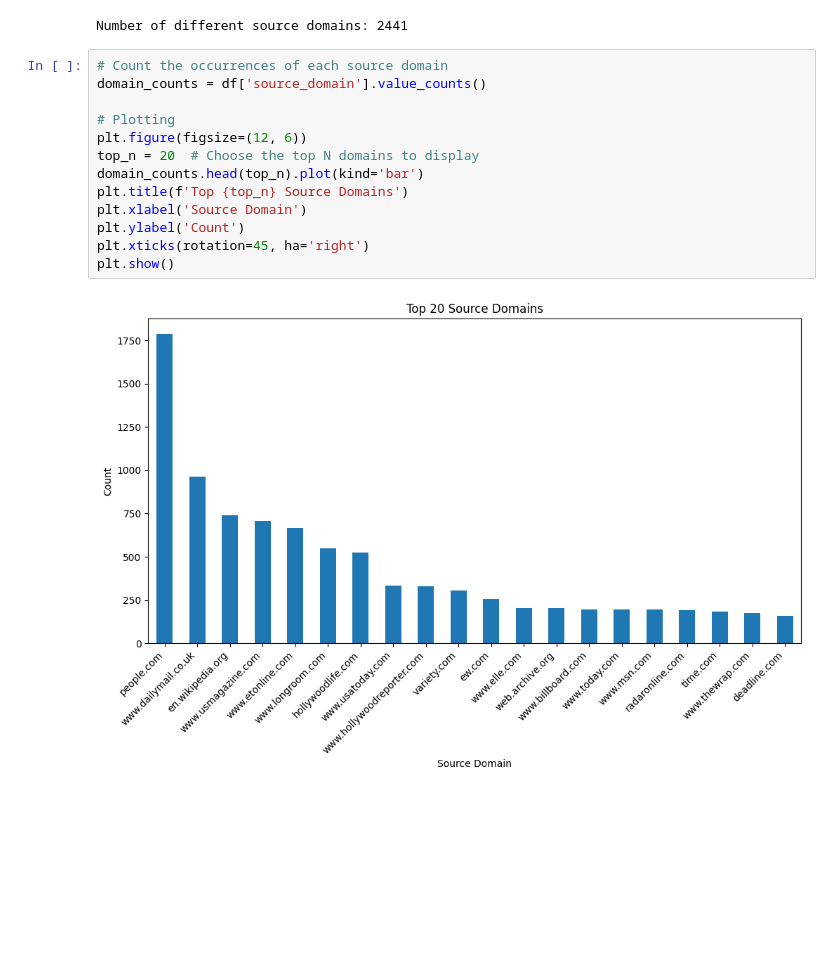
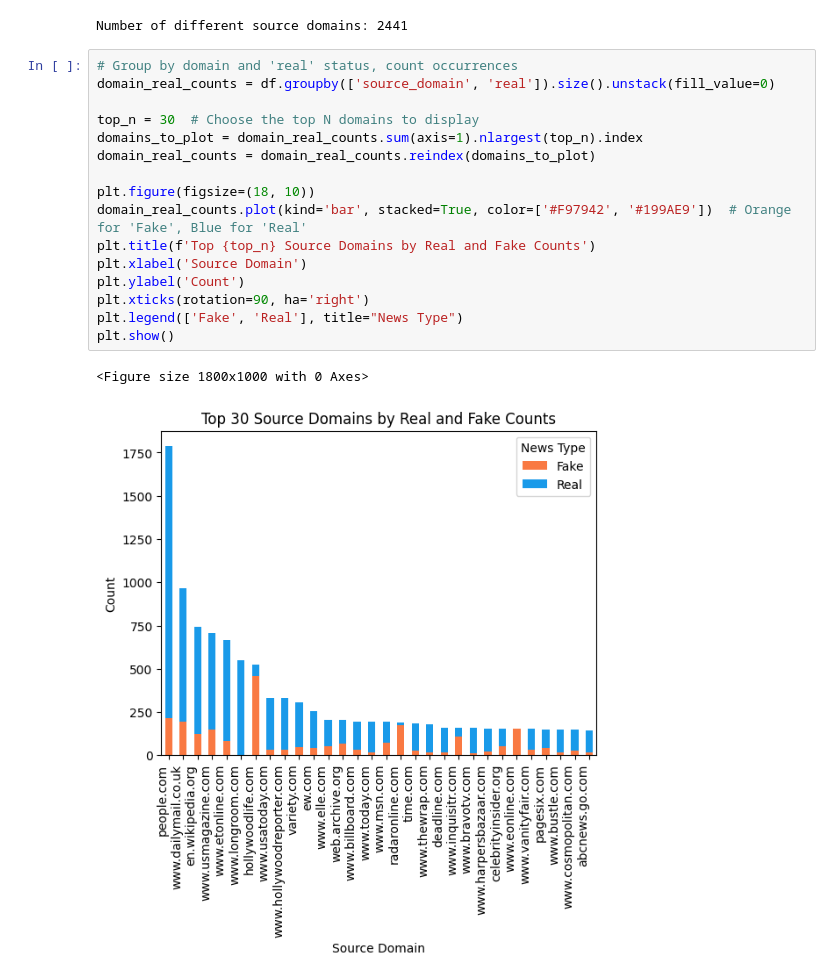
Before and after one commit to azkssd/DataVisualizationHomework3, a Jupyter notebook: TP.ipynb, the cells around one changed output. Saved outputs shown, nothing was run; the diff lists cells and outputs as text; blank space fills up the shorter version.

Commit message:
Q3 answered : stacked bar plot, pie chart, & wordclouds

```diff
--- a/TP.ipynb
+++ b/TP.ipynb
@@ -83,17 +98,21 @@ print("Number of different source domains:", num_unique_domains)
 # %% [output]
 Number of different source domains: 2441
 # %%
-# Count the occurrences of each source domain
-domain_counts = df['source_domain'].value_counts()
+# Group by domain and 'real' status, count occurrences
+domain_real_counts = df.groupby(['source_domain', 'real']).size().unstack(fill_value=0)
 
-# Plotting
-plt.figure(figsize=(12, 6))
-top_n = 20  # Choose the top N domains to display
-domain_counts.head(top_n).plot(kind='bar')
-plt.title(f'Top {top_n} Source Domains')
+top_n = 30  # Choose the top N domains to display
+domains_to_plot = domain_real_counts.sum(axis=1).nlargest(top_n).index
+domain_real_counts = domain_real_counts.reindex(domains_to_plot)
+
+plt.figure(figsize=(18, 10))
+domain_real_counts.plot(kind='bar', stacked=True, color=['#F97942', '#199AE9'])  # Orange for 'Fake', Blue for 'Real'
+plt.title(f'Top {top_n} Source Domains by Real and Fake Counts')
 plt.xlabel('Source Domain')
 plt.ylabel('Count')
-plt.xticks(rotation=45, ha='right')
+plt.xticks(rotation=90, ha='right')
+plt.legend(['Fake', 'Real'], title="News Type")
 plt.show()
 # %% [output]
+<Figure size 1800x1000 with 0 Axes>
-[figure, old version]
+[figure, new version]
```
Also changed, not shown: parts of 10 cells of this notebook.
